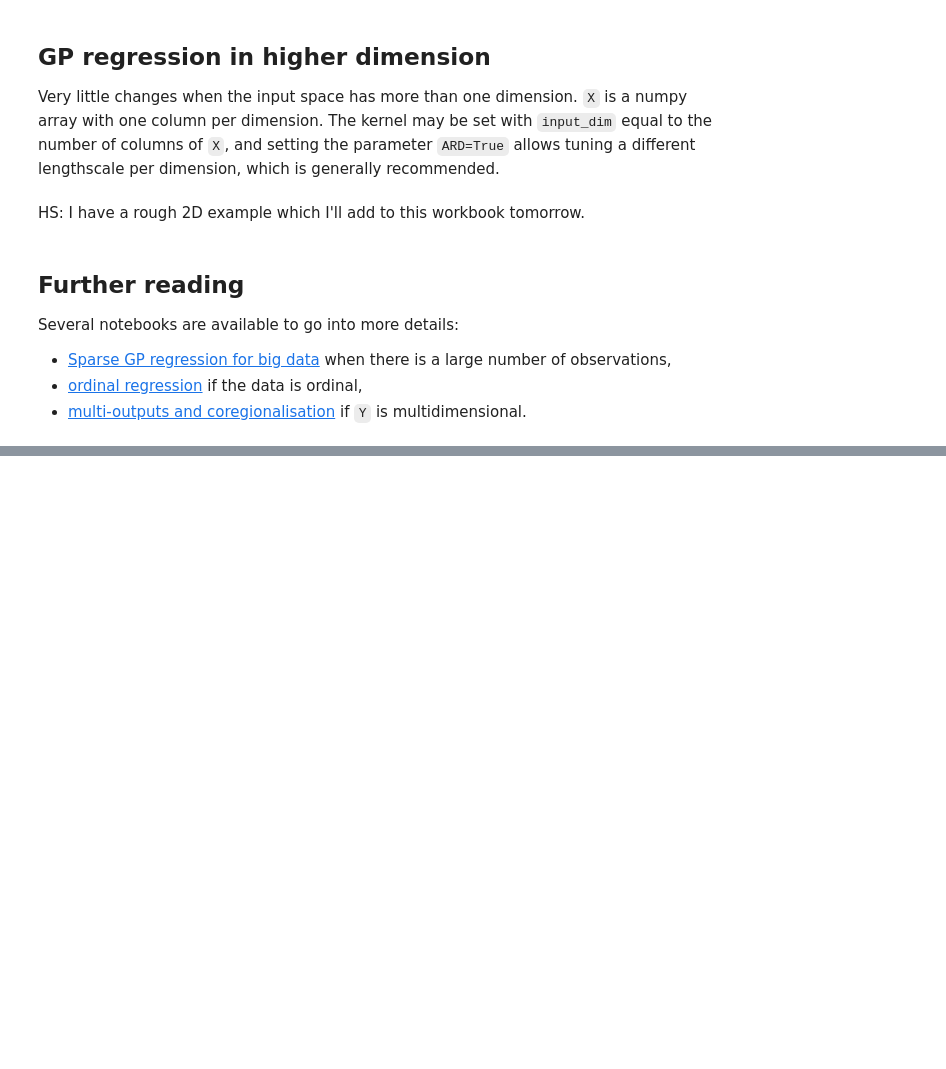
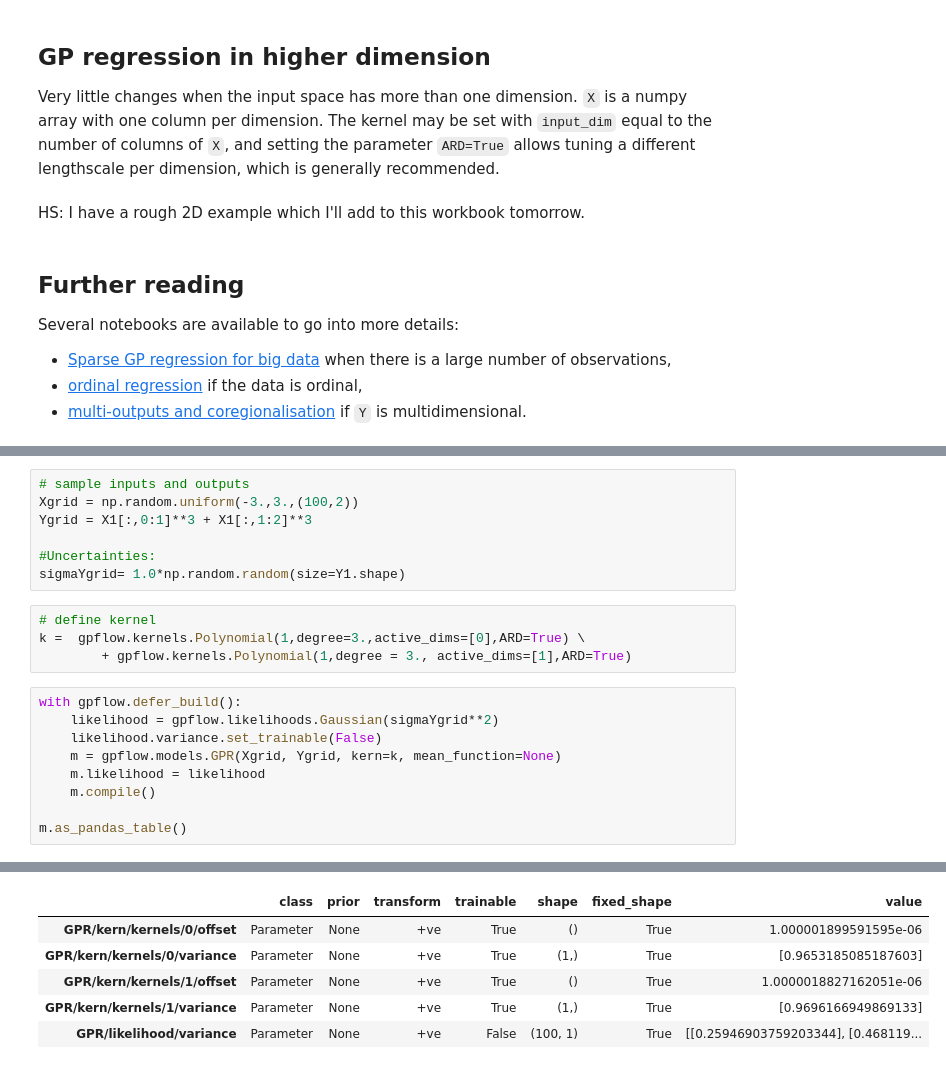
Before and after one commit to hsilver/gpr_examples, a Jupyter notebook: gpflow_regression_intro.ipynb, the cells around one changed output, grey strips where cells are left out. Cells and saved outputs as stored; diff of their text form; blank space fills up the shorter version.

```diff
--- a/gpflow_regression_intro.ipynb
+++ b/gpflow_regression_intro.ipynb
@@ -197,0 +202,21 @@ Several notebooks are available to go into more details:
+# %%
+# sample inputs and outputs
+Xgrid = np.random.uniform(-3.,3.,(100,2))
+Ygrid = X1[:,0:1]**3 + X1[:,1:2]**3
+
+#Uncertainties:
+sigmaYgrid= 1.0*np.random.random(size=Y1.shape)
+# %%
+# define kernel
+k =  gpflow.kernels.Polynomial(1,degree=3.,active_dims=[0],ARD=True) \
+        + gpflow.kernels.Polynomial(1,degree = 3., active_dims=[1],ARD=True)
+# %%
+with gpflow.defer_build():
+    likelihood = gpflow.likelihoods.Gaussian(sigmaYgrid**2)
+    likelihood.variance.set_trainable(False)
+    m = gpflow.models.GPR(Xgrid, Ygrid, kern=k, mean_function=None)
+    m.likelihood = likelihood
+    m.compile()
+
+m.as_pandas_table()
+# %% [output]
@@ -197,0 +224,6 @@ Several notebooks are available to go into more details:
+|  | class | prior | transform | trainable | shape | fixed_shape | value |
+| GPR/kern/kernels/0/offset | Parameter | None | +ve | True | () | True | 1.000001899591595e-06 |
+| GPR/kern/kernels/0/variance | Parameter | None | +ve | True | (1,) | True | [0.9653185085187603] |
+| GPR/kern/kernels/1/offset | Parameter | None | +ve | True | () | True | 1.0000018827162051e-06 |
+| GPR/kern/kernels/1/variance | Parameter | None | +ve | True | (1,) | True | [0.9696166949869133] |
+| GPR/likelihood/variance | Parameter | None | +ve | False | (100, 1) | True | [[0.25946903759203344], [0.468119... |
```
Also changed, not shown: parts of 7 cells of this notebook.
